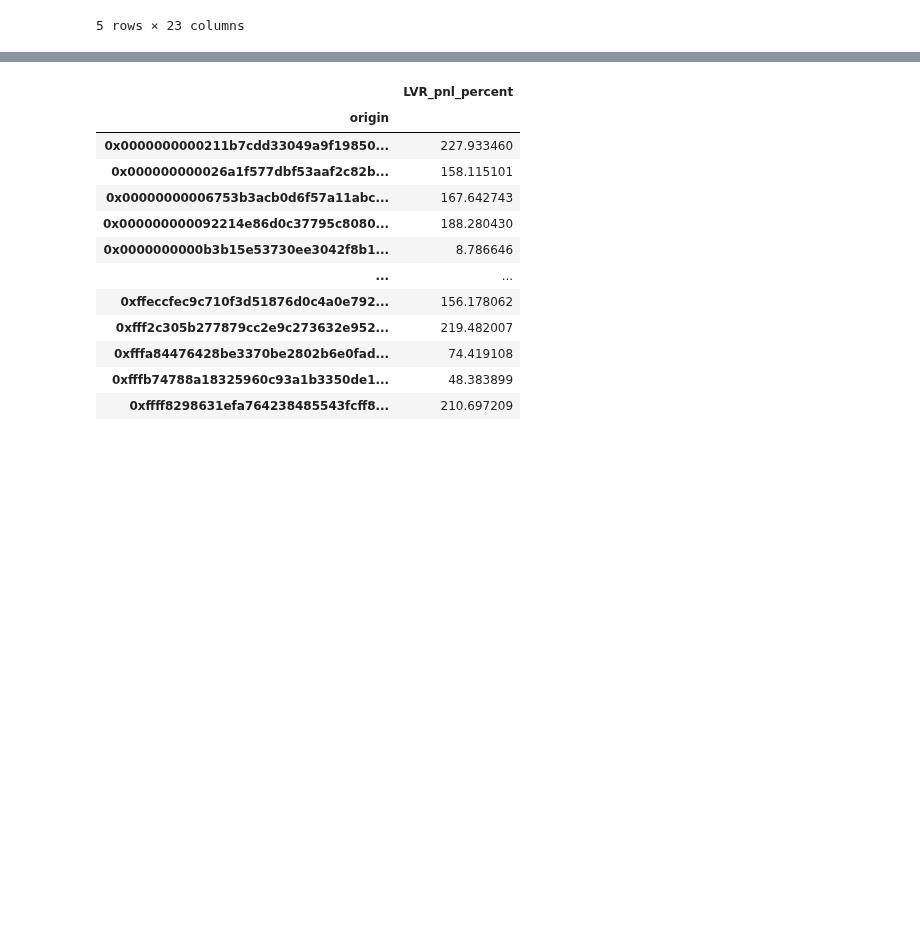
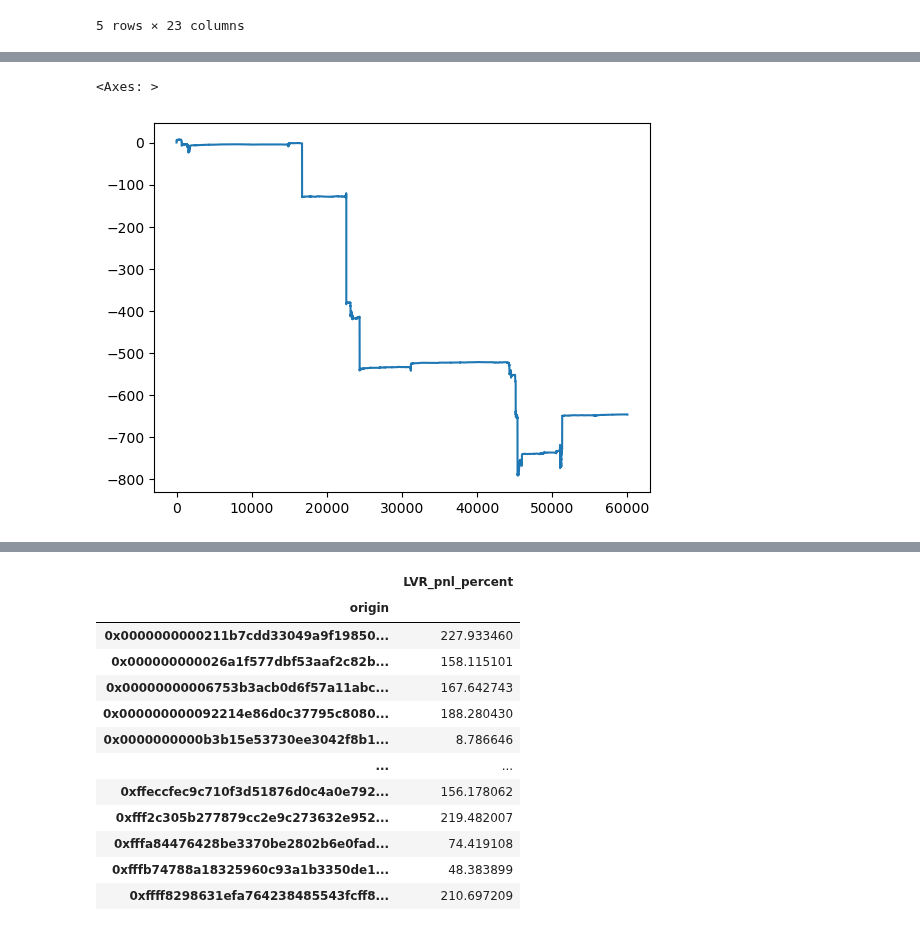
Before and after one commit to Armand-Morin/afp-berkeley-dynamic-fee-defi-amm, a Jupyter notebook: pnl_model.ipynb, the cells around one changed output, grey strips where cells are left out. Drawn from its saved outputs; the diff is of its cells as text; code cells hidden in the pictures; blank space fills up the shorter version.

```diff
--- a/pnl_model.ipynb
+++ b/pnl_model.ipynb
@@ -134,0 +31,5 @@ data.head()
+# %%
+(data.amount0  + data.amount0 ).cumsum().pct_change().cumsum().plot()
+# %% [output]
+<Axes: >
+[figure, added]
```
Also changed, not shown: parts of 11 cells of this notebook.
